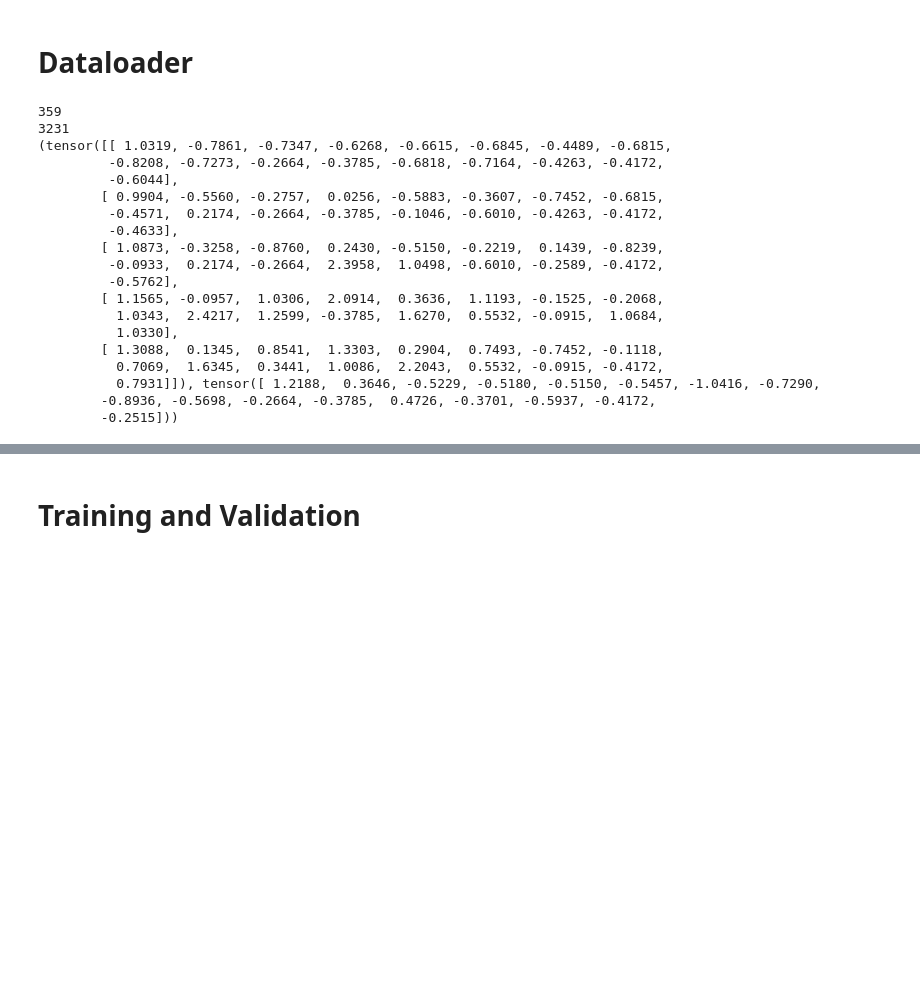
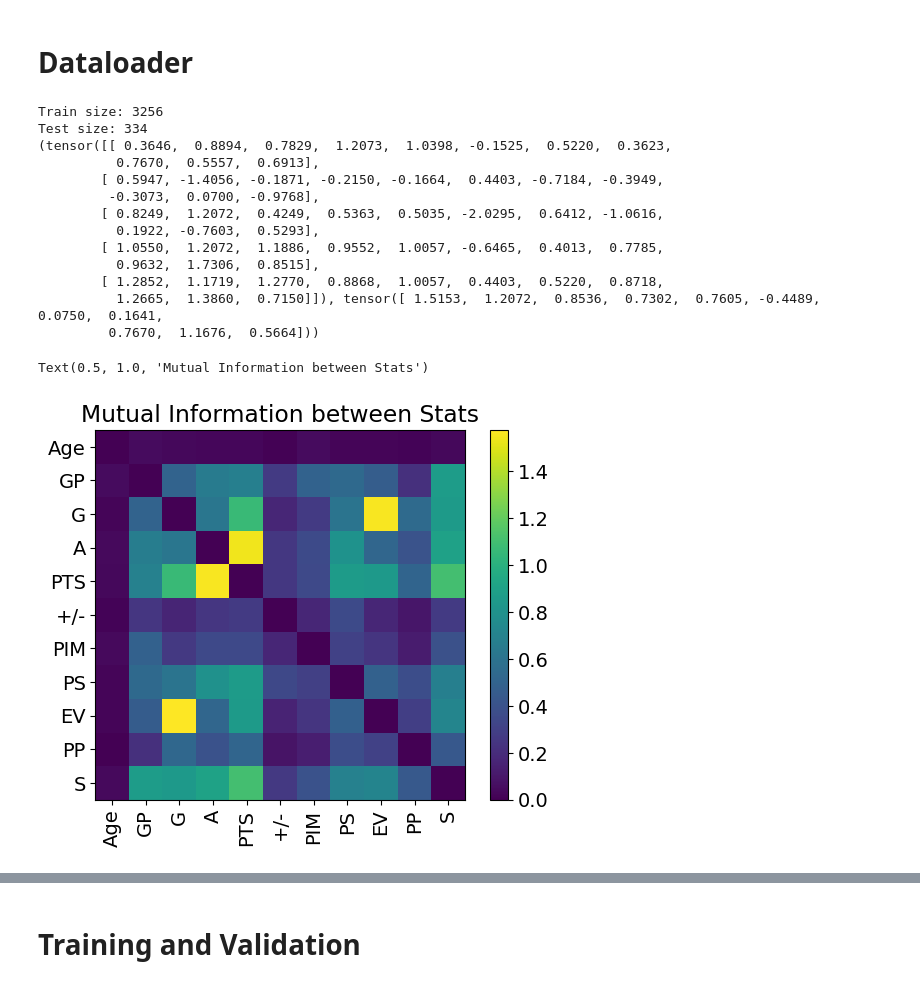
Before and after one commit to RandumbRobot/hockey-player-stats-predictor, a Jupyter notebook: player_standalone_nn_nb.ipynb, the cells around one changed output, grey strips where cells are left out. Cells and saved outputs as stored; diff of their text form; code cells hidden in the pictures; blank space fills up the shorter version.

```diff
--- a/player_standalone_nn_nb.ipynb
+++ b/player_standalone_nn_nb.ipynb
@@ -19,5 +20,5 @@ Device: cuda
 # %% [markdown]
 # Dataset
 # %%
-dataset = get_player_dataset()
+dataset = get_player_dataset(NL=[5])
 # %% [output]
@@ -33,13 +32,23 @@ dataset = get_player_dataset()
 # Dataloader
 # %%
 batch_size = 100
-test_length = len(dataset)//10
-train_length = len(dataset) - test_length
 
-print(test_length)
-print(train_length)
-dataset_test, dataset_train = random_split(dataset, [test_length, train_length])
+N_datasets = dataset.random_split(0.1)
 
+#concatenate all datasets together
+
+all_datasets_train = []
+for i in range(len(N_datasets)):
+    all_datasets_train += N_datasets[i][1]
+all_datasets_test = []
+for i in range(len(N_datasets)):
+    all_datasets_test += N_datasets[i][2]
+
+dataset_train = PlayerDataset(all_datasets_train, max_N=5)
+dataset_test = PlayerDataset(all_datasets_test, max_N=5)
+
+print(f"Train size: {len(dataset_train)}")
+print(f"Test size: {len(dataset_test)}")
 
 # Must generate batches of sequence data with the following format:
 # (batch_size, num_seasons(N), input_size(num stats))
@@ -49,22 +58,37 @@ dataloader_test = DataLoader(dataset_test, batch_size=batch_size, shuffle=True)
 
 print(dataset_train.__getitem__(0))
 # %% [output]
-359
-3231
-(tensor([[ 1.0319, -0.7861, -0.7347, -0.6268, -0.6615, -0.6845, -0.4489, -0.6815,
-         -0.8208, -0.7273, -0.2664, -0.3785, -0.6818, -0.7164, -0.4263, -0.4172,
-         -0.6044],
-        [ 0.9904, -0.5560, -0.2757,  0.0256, -0.5883, -0.3607, -0.7452, -0.6815,
-         -0.4571,  0.2174, -0.2664, -0.3785, -0.1046, -0.6010, -0.4263, -0.4172,
-         -0.4633],
-        [ 1.0873, -0.3258, -0.8760,  0.2430, -0.5150, -0.2219,  0.1439, -0.8239,
-         -0.0933,  0.2174, -0.2664,  2.3958,  1.0498, -0.6010, -0.2589, -0.4172,
-         -0.5762],
-        [ 1.1565, -0.0957,  1.0306,  2.0914,  0.3636,  1.1193, -0.1525, -0.2068,
-          1.0343,  2.4217,  1.2599, -0.3785,  1.6270,  0.5532, -0.0915,  1.0684,
-          1.0330],
-        [ 1.3088,  0.1345,  0.8541,  1.3303,  0.2904,  0.7493, -0.7452, -0.1118,
-          0.7069,  1.6345,  0.3441,  1.0086,  2.2043,  0.5532, -0.0915, -0.4172,
-          0.7931]]), tensor([ 1.2188,  0.3646, -0.5229, -0.5180, -0.5150, -0.5457, -1.0416, -0.7290,
-        -0.8936, -0.5698, -0.2664, -0.3785,  0.4726, -0.3701, -0.5937, -0.4172,
-        -0.2515]))
+Train size: 3256
+Test size: 334
+(tensor([[ 0.3646,  0.8894,  0.7829,  1.2073,  1.0398, -0.1525,  0.5220,  0.3623,
+          0.7670,  0.5557,  0.6913],
+        [ 0.5947, -1.4056, -0.1871, -0.2150, -0.1664,  0.4403, -0.7184, -0.3949,
+         -0.3073,  0.0700, -0.9768],
+        [ 0.8249,  1.2072,  0.4249,  0.5363,  0.5035, -2.0295,  0.6412, -1.0616,
+          0.1922, -0.7603,  0.5293],
+        [ 1.0550,  1.2072,  1.1886,  0.9552,  1.0057, -0.6465,  0.4013,  0.7785,
+          0.9632,  1.7306,  0.8515],
+        [ 1.2852,  1.1719,  1.2770,  0.8868,  1.0057,  0.4403,  0.5220,  0.8718,
+          1.2665,  1.3860,  0.7150]]), tensor([ 1.5153,  1.2072,  0.8536,  0.7302,  0.7605, -0.4489,  0.0750,  0.1641,
+         0.7670,  1.1676,  0.5664]))
+# %%
+from sklearn.feature_selection import mutual_info_regression
+#look at mutual information between stats from current season to N seasons ago
+
+mutual_info = np.zeros((11,11))
+raw_data = dataset.all_data_normalized.drop(columns=['Rk','Player', 'Season','Tm', 'Pos','SH','GW','EV.1','PP.1','SH.1','S%','TOI','ATOI'],axis=1).values
+for j in range(len(raw_data[0])):
+    mi = mutual_info_regression(raw_data,raw_data[:,j])
+    mutual_info[j] = mi
+
+#remove diagonal
+np.fill_diagonal(mutual_info,0)
+
+plt.imshow(mutual_info)
+plt.colorbar()
+plt.xticks(np.arange(11),dataset.all_data_normalized.drop(columns=['Rk','Player', 'Season','Tm', 'Pos','SH','GW','EV.1','PP.1','SH.1','S%','TOI','ATOI'],axis=1).columns,rotation=90)
+plt.yticks(np.arange(11),dataset.all_data_normalized.drop(columns=['Rk','Player', 'Season','Tm', 'Pos','SH','GW','EV.1','PP.1','SH.1','S%','TOI','ATOI'],axis=1).columns)
+plt.title('Mutual Information between Stats')
+# %% [output]
+Text(0.5, 1.0, 'Mutual Information between Stats')
+[figure, added]
```
Also changed, not shown: parts of 21 cells of this notebook, 7 other files.
